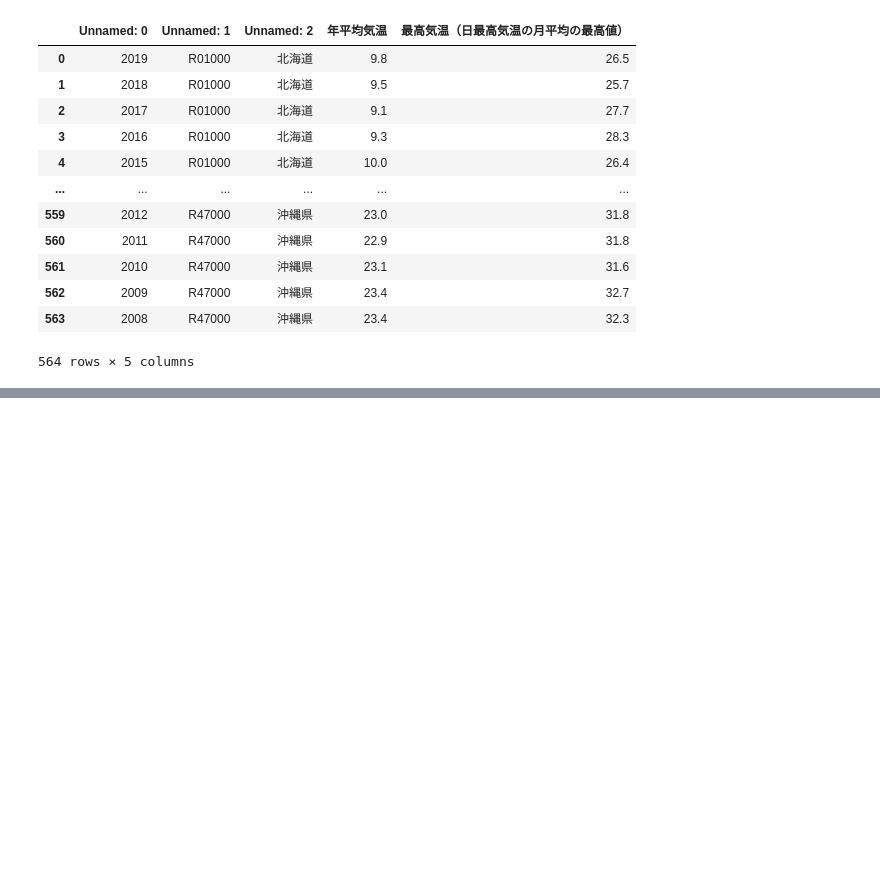
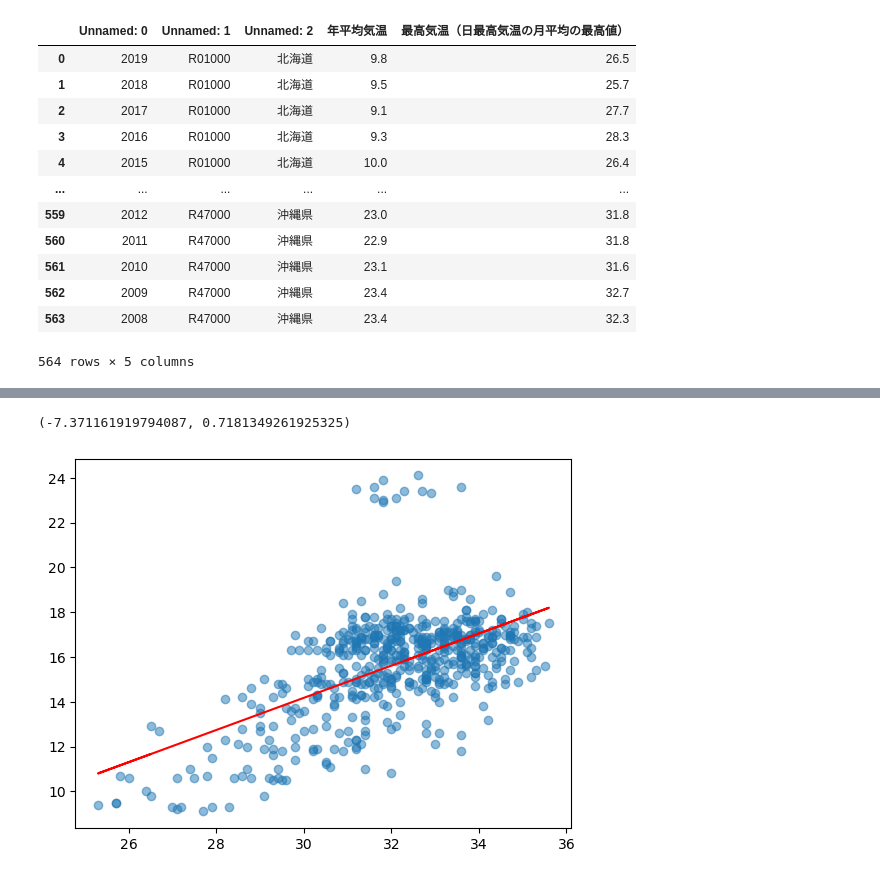
Before and after one commit to yuki33671/simple_regression, a Jupyter notebook: data/各都道府県の最高気温と平均気温に関する分析.ipynb, the cells around one changed output, grey strips where cells are left out. Drawn from its saved outputs; the diff is of its cells as text; code cells hidden in the pictures; blank space fills up the shorter version.

```diff
--- a/data/各都道府県の最高気温と平均気温に関する分析.ipynb
+++ b/data/各都道府県の最高気温と平均気温に関する分析.ipynb
@@ -85,0 +122,16 @@ pd.read_csv('SSDSE-B-2022.csv',encoding='SHIFT-JIS')
+# %%
+X = sm.add_constant(x)
+model = sm.OLS(y,X)
+res = model.fit()
+beta0_est,beta1_est = res.params
+# %%
+beta0_est,beta1_est
+# %% [output]
+(-7.371161919794087, 0.7181349261925325)
+# %%
+y_est = beta0_est + beta1_est*x
+plt.scatter(x,y,alpha=0.5)
+plt.plot(x,y_est,c="r")
+plt.show()
+# %% [output]
+[figure, added]
```
Also changed, not shown: parts of 11 cells of this notebook, 1 other file.
